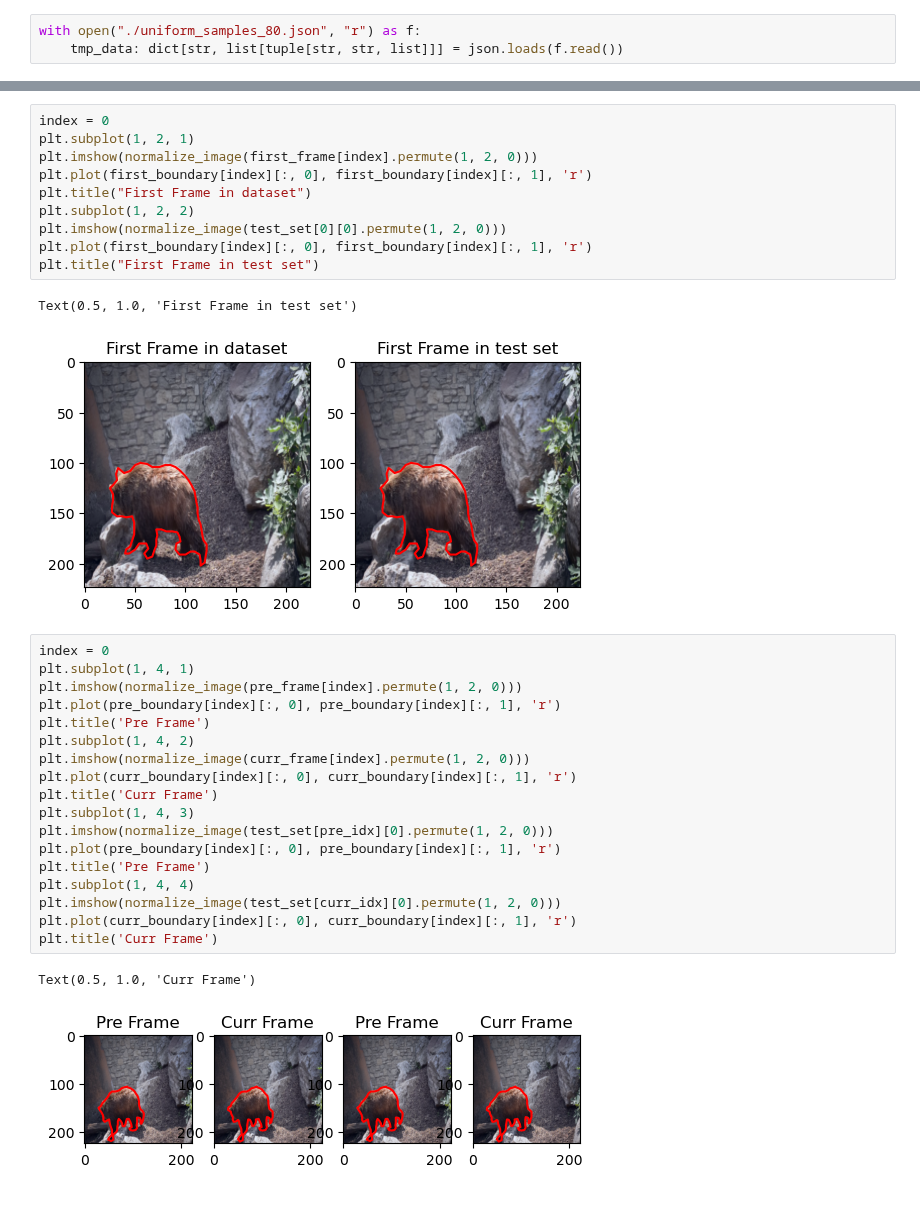
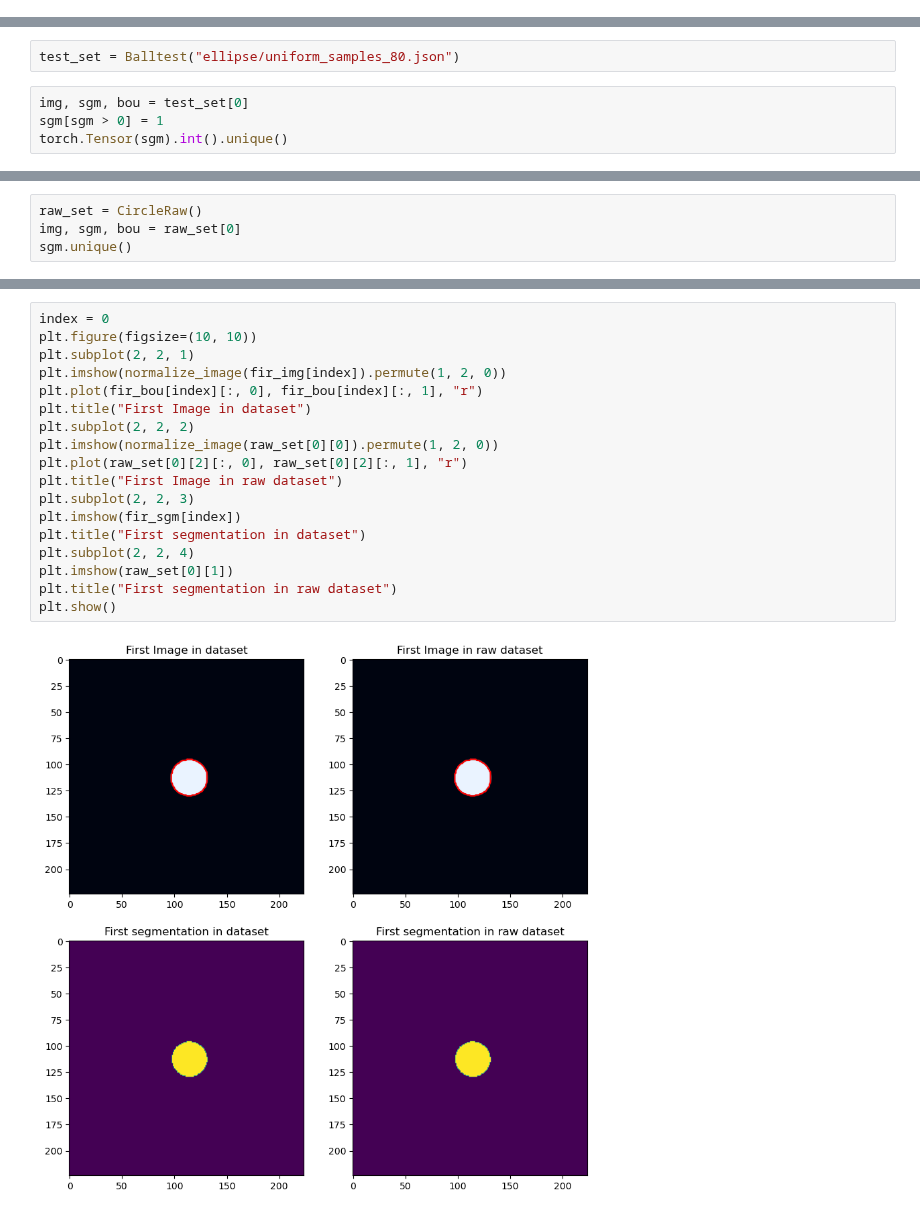
Before and after one commit to wcbup/VOS_boundary_tracking, a Jupyter notebook: dataloader.ipynb, the cells around one changed output, grey strips where cells are left out. Cells and saved outputs as stored; diff of their text form.

```diff
--- a/dataloader.ipynb
+++ b/dataloader.ipynb
@@ -12,3 +12,0 @@ from dataloader import normalize_image, DAVIS_test
-# %%
-with open("./uniform_samples_80.json", "r") as f:
-    tmp_data: dict[str, list[tuple[str, str, list]]] = json.loads(f.read())
@@ -27,0 +13,6 @@ plt.imshow(sgm, cmap="gray")
+# %%
+test_set = Balltest("ellipse/uniform_samples_80.json")
+# %%
+img, sgm, bou = test_set[0]
+sgm[sgm > 0] = 1
+torch.Tensor(sgm).int().unique()
@@ -98,0 +49,4 @@ pre_idx, curr_idx
+# %%
+raw_set = CircleRaw()
+img, sgm, bou = raw_set[0]
+sgm.unique()
@@ -99,34 +113,20 @@ pre_idx, curr_idx
 # %%
 index = 0
-plt.subplot(1, 2, 1)
-plt.imshow(normalize_image(first_frame[index].permute(1, 2, 0)))
-plt.plot(first_boundary[index][:, 0], first_boundary[index][:, 1], 'r')
-plt.title("First Frame in dataset")
-plt.subplot(1, 2, 2)
-plt.imshow(normalize_image(test_set[0][0].permute(1, 2, 0)))
-plt.plot(first_boundary[index][:, 0], first_boundary[index][:, 1], 'r')
-plt.title("First Frame in test set")
+plt.figure(figsize=(10, 10))
+plt.subplot(2, 2, 1)
+plt.imshow(normalize_image(fir_img[index]).permute(1, 2, 0))
+plt.plot(fir_bou[index][:, 0], fir_bou[index][:, 1], "r")
+plt.title("First Image in dataset")
+plt.subplot(2, 2, 2)
+plt.imshow(normalize_image(raw_set[0][0]).permute(1, 2, 0))
+plt.plot(raw_set[0][2][:, 0], raw_set[0][2][:, 1], "r")
+plt.title("First Image in raw dataset")
+plt.subplot(2, 2, 3)
+plt.imshow(fir_sgm[index])
+plt.title("First segmentation in dataset")
+plt.subplot(2, 2, 4)
+plt.imshow(raw_set[0][1])
+plt.title("First segmentation in raw dataset")
+plt.show()
 # %% [output]
-Text(0.5, 1.0, 'First Frame in test set')
-[figure, old version]
+[figure, new version]
-# %%
-index = 0
-plt.subplot(1, 4, 1)
-plt.imshow(normalize_image(pre_frame[index].permute(1, 2, 0)))
-plt.plot(pre_boundary[index][:, 0], pre_boundary[index][:, 1], 'r')
-plt.title('Pre Frame')
-plt.subplot(1, 4, 2)
-plt.imshow(normalize_image(curr_frame[index].permute(1, 2, 0)))
-plt.plot(curr_boundary[index][:, 0], curr_boundary[index][:, 1], 'r')
-plt.title('Curr Frame')
-plt.subplot(1, 4, 3)
-plt.imshow(normalize_image(test_set[pre_idx][0].permute(1, 2, 0)))
-plt.plot(pre_boundary[index][:, 0], pre_boundary[index][:, 1], 'r')
-plt.title('Pre Frame')
-plt.subplot(1, 4, 4)
-plt.imshow(normalize_image(test_set[curr_idx][0].permute(1, 2, 0)))
-plt.plot(curr_boundary[index][:, 0], curr_boundary[index][:, 1], 'r')
-plt.title('Curr Frame')
-# %% [output]
-Text(0.5, 1.0, 'Curr Frame')
-[figure, removed]
```
Also changed, not shown: parts of 17 cells of this notebook, 7 other files.
